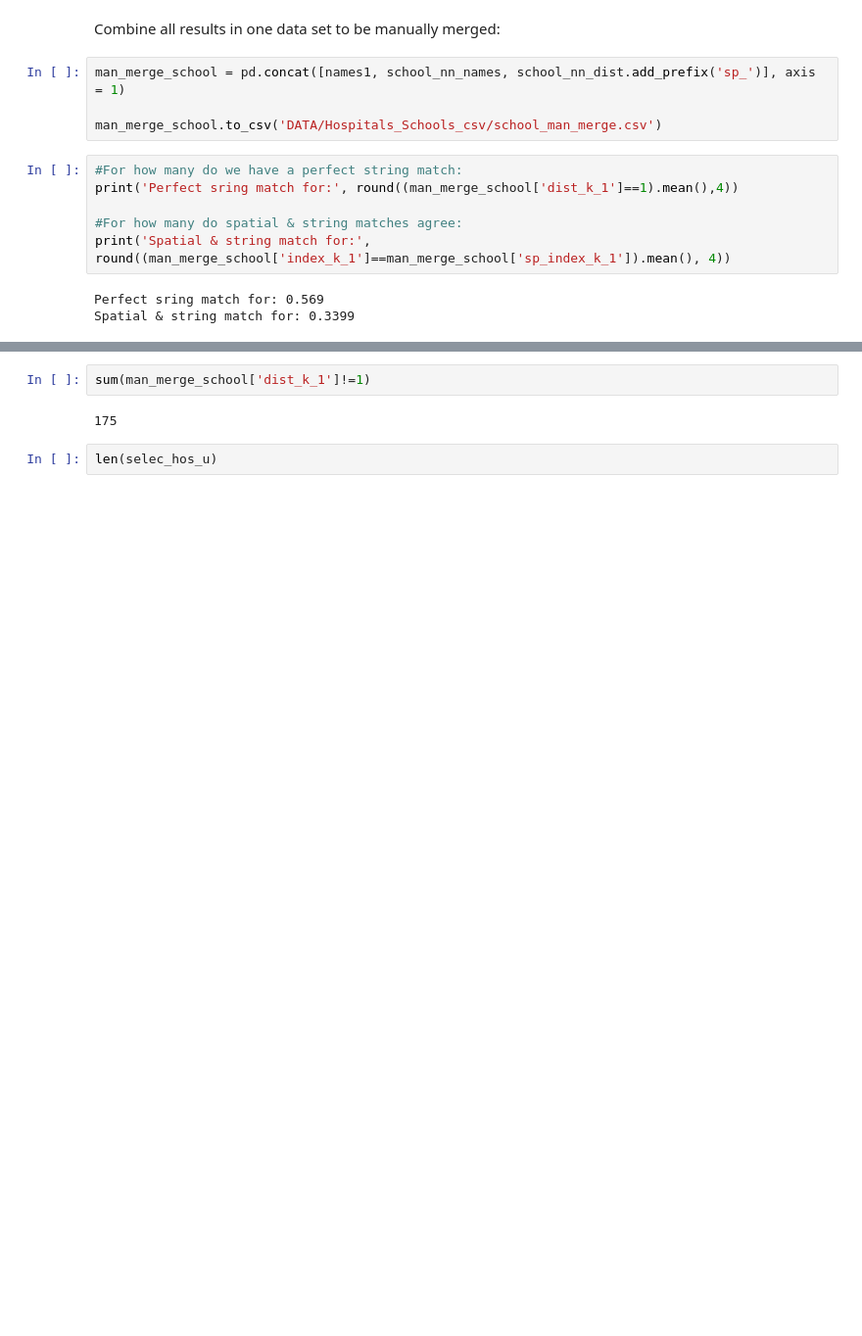
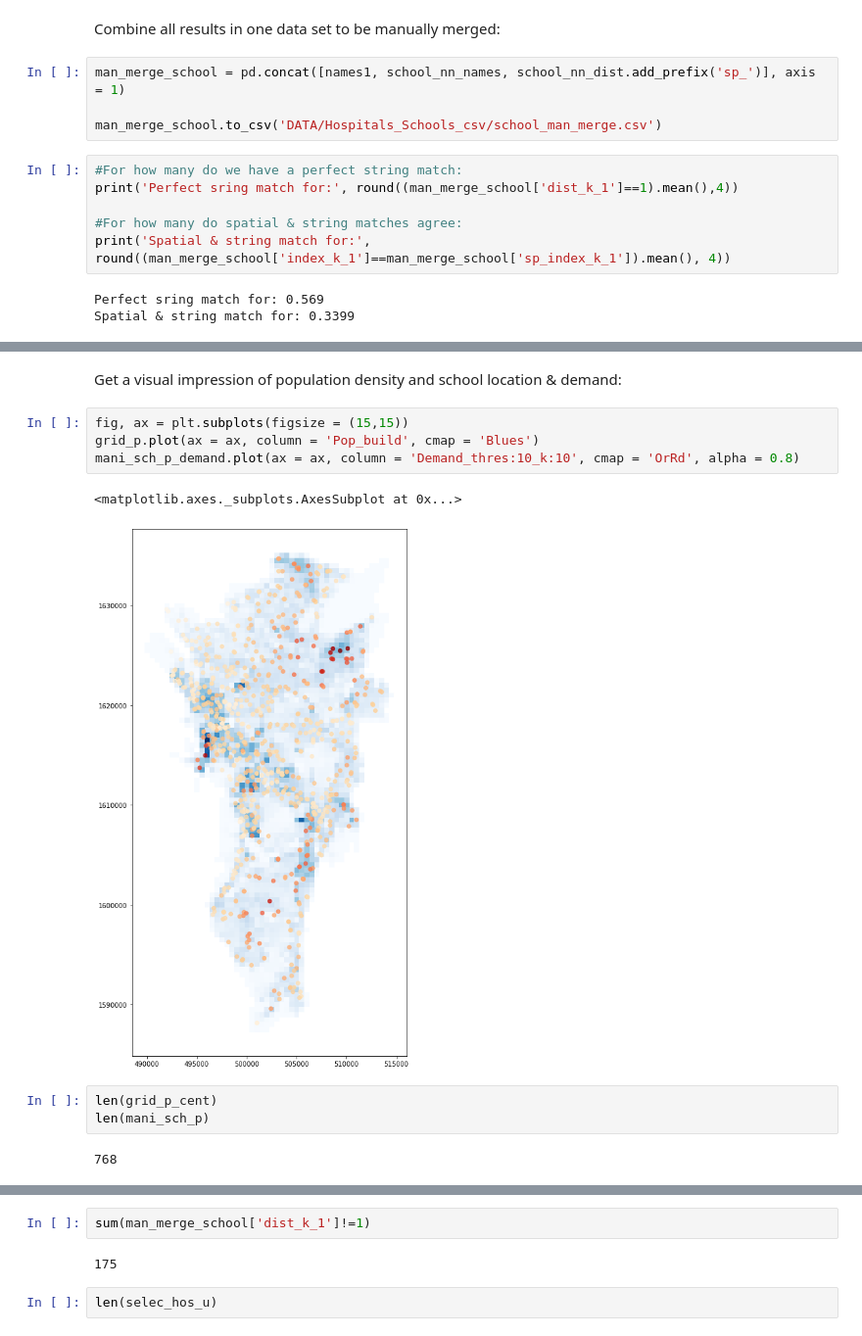
Before and after one commit to sfthies/Manila_seismic_risk, a Jupyter notebook: Main.ipynb, the cells around one changed output, grey strips where cells are left out. Shown at 98% size. Cells and saved outputs as stored; diff of their text form; blank space fills up the shorter version.

```diff
--- a/Main.ipynb
+++ b/Main.ipynb
@@ -315,0 +635,14 @@ Spatial & string match for: 0.3399
+# %% [markdown]
+Get a visual impression of population density and school location & demand:
+# %%
+fig, ax = plt.subplots(figsize = (15,15))
+grid_p.plot(ax = ax, column = 'Pop_build', cmap = 'Blues')
+mani_sch_p_demand.plot(ax = ax, column = 'Demand_thres:10_k:10', cmap = 'OrRd', alpha = 0.8)
+# %% [output]
+<matplotlib.axes._subplots.AxesSubplot at 0x...>
+[figure, added]
+# %%
+len(grid_p_cent)
+len(mani_sch_p)
+# %% [output]
+768
```
Also changed, not shown: parts of 67 cells of this notebook.
